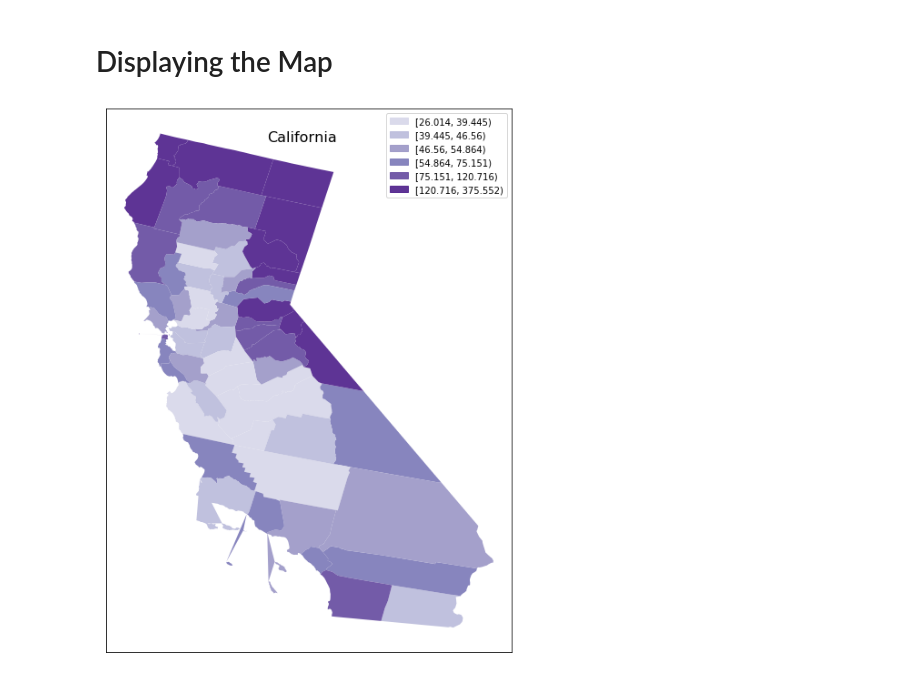
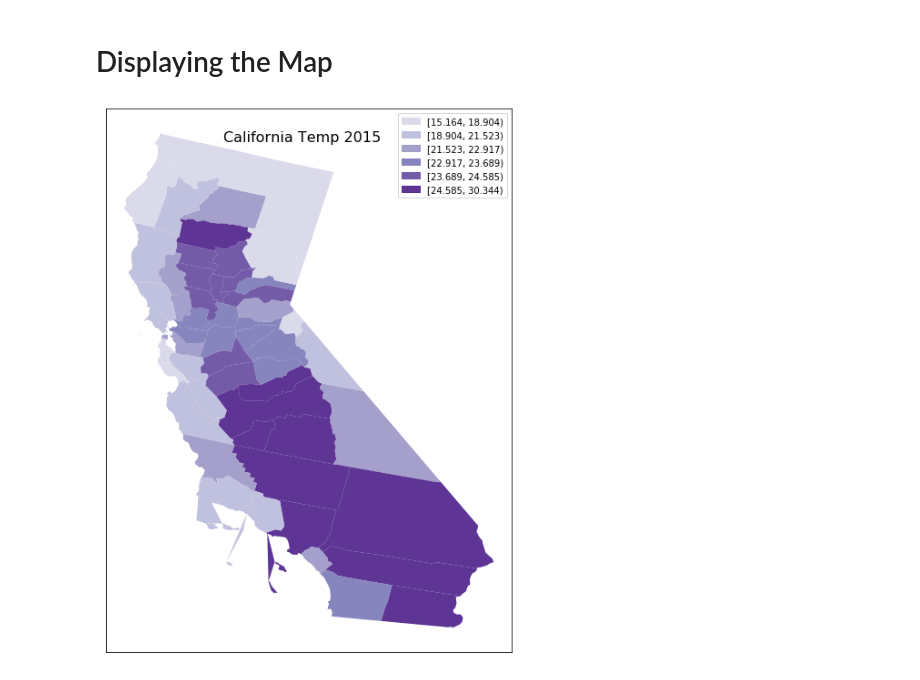
Before and after one commit to LEON-MING/agrimap, a Jupyter notebook: Untitled.ipynb, the cells around one changed output. Cells and saved outputs as stored; diff of their text form; code cells hidden in the pictures.

Commit message:
added temp map

```diff
--- a/Untitled.ipynb
+++ b/Untitled.ipynb
@@ -8,4 +8,0 @@ import seaborn as sns
-# %%
-sns.set(style="whitegrid", palette="pastel", color_codes=True)
-sns.mpl.rc("figure", figsize=(10,6))
-%matplotlib inline
@@ -94,3 +107,17 @@ def plot_data(sf, title, county_ids, data=None,
+# %%
+temp_maps = {}
+def get_temp_map(year):
+    if year not in temp_maps:
+        california_temp = temp_df.loc[temp_df['stco'].isin(california_counties.stco) & (temp_df['year'] == year)]
+        california_temp = california_counties.merge(california_temp, how='left', on='stco')
+        california_temp = california_temp.fillna(california_temp.mean()).avg_temp
+
+        fig = plot_data(sf, 'California Temp ' + str(year), california_county_ids, data=california_temp, color=1, print_id=False, figsize=(8,11))
+        buf = BytesIO()
+        fig.savefig(buf, format="png")
+        data = base64.b64encode(buf.getbuffer()).decode("ascii")
+        temp_maps[year] = f"embedded-picture"
+    return fig
 # %% [markdown]
 # Data Loading
 # %%
@@ -113,8 +145,6 @@ california_rainfall = california_rainfall.fillna(california_rainfall.mean()).ppt
 # %% [markdown]
 # Displaying the Map
-# %%
-plot_data(sf, 'California', california_county_ids,
-          data=california_rainfall, color=1,
-          print_id=False, figsize=(8,11))
-# %% [output]
-[figure, removed]
+# %%
+get_temp_map(2015)
+# %% [output]
+[figure, added]
```
Also changed, not shown: parts of 5 cells of this notebook, 11 other files.
